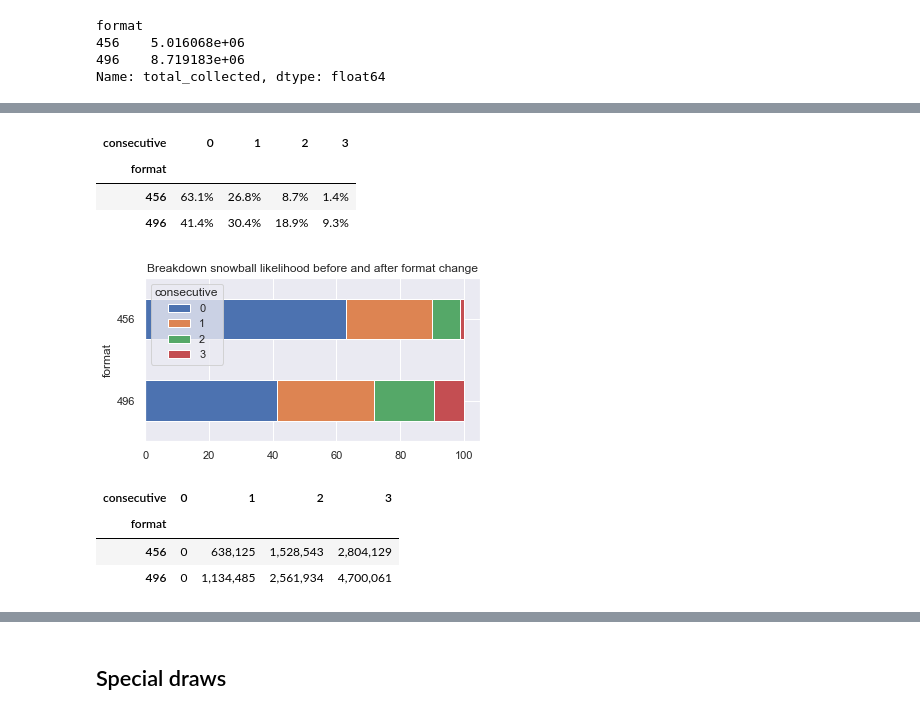
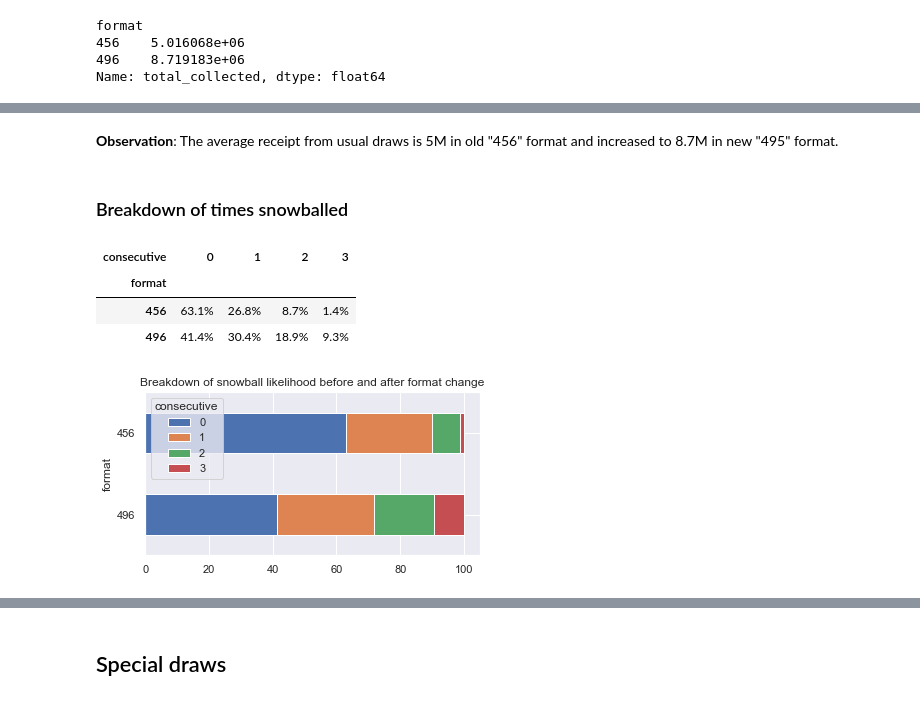
Before and after one commit to yongjun21/toto, a Jupyter notebook: notebooks/analysis.ipynb, the cells around one changed output, grey strips where cells are left out. Cells and saved outputs as stored; diff of their text form; code cells hidden in the pictures.

```diff
--- a/notebooks/analysis.ipynb
+++ b/notebooks/analysis.ipynb
@@ -22,6 +24,7 @@ Add computed column `format` to `draws` table
 # %%
 draws.insert(0, 'format', '456')
 draws.loc[draws.index >= 2995, 'format'] = '496'
+draws.loc[draws.index >= 3568, 'format'] = '496CB'
 # %% [markdown]
 Winning `numbers` go to a separate table
 # %%
@@ -279,7 +286,7 @@ draws['minimum'] = draws.index.isin(min_draws)
 Group into `usual_draws`, `hong_bao_draws` and `friday_draws`
 # %%
 draws['unusual'] = draws['minimum'] | (draws['discrepency'] > 100000) | (draws['day_of_week'] == 5) | (draws['is_hong_bao'] == 1)
-usual_draws = draws[(draws.index < 3568) & ~draws['unusual']].copy()
+usual_draws = draws[(draws['format'] != '496CB') & ~draws['unusual']].copy()
 hong_bao_draws = draws[draws['is_hong_bao'] == 1].copy()
 friday_draws = draws[draws['unusual'] & ~draws['minimum'] & (draws['is_hong_bao'] == 0)].copy()
 # %% [markdown]
@@ -287,6 +296,6 @@ friday_draws = draws[draws['unusual'] & ~draws['minimum'] & (draws['is_hong_bao'
 # %%
-revenue_stat = usual_draws.groupby(['format', 'consecutive'])['total_collected'].describe()
-revenue_stat.applymap('{:,.0f}'.format)
+receipt_stat = usual_draws.groupby(['format', 'consecutive'])['total_collected'].describe()
+receipt_stat.applymap(format_num)
 # %% [output]
 |  |  | count | mean | std | min | 25% | 50% | 75% | max |
 | format | consecutive |  |  |  |  |  |  |  |  |
@@ -316,23 +327,19 @@ ax.set_title('Average receipt in usual draws');
+# %% [markdown]
+**Observation**: The average receipt from usual draws is 5M in old "456" format and increased to 8.7M in new "495" format.
+# %% [markdown]
+### Breakdown of times snowballed
 # %%
 total_draws_by_format = usual_draws.groupby('format')['draw_date'].count()
 # %%
-revenue_stat['percent_count'] = revenue_stat['count'] / revenue_stat.index.get_level_values(0).map(total_draws_by_format) * 100
-revenue_stat['percent_count'].unstack().applymap('{:.1f}%'.format)
+receipt_stat['percent_count'] = receipt_stat['count'] / receipt_stat.index.get_level_values(0).map(total_draws_by_format) * 100
+receipt_stat['percent_count'].unstack().applymap('{:.1f}%'.format)
 # %% [output]
 | consecutive | 0 | 1 | 2 | 3 |
 | format |  |  |  |  |
 | 456 | 63.1% | 26.8% | 8.7% | 1.4% |
 | 496 | 41.4% | 30.4% | 18.9% | 9.3% |
 # %%
-ax = revenue_stat['percent_count'].unstack().iloc[::-1, :].plot.barh(stacked=True, figsize=(6, 3));
-ax.set_title('Breakdown snowball likelihood before and after format change');
+ax = receipt_stat['percent_count'].unstack().iloc[::-1, :].plot.barh(stacked=True, figsize=(6, 3));
+ax.set_title('Breakdown of snowball likelihood before and after format change');
 # %% [output]
-[figure, old version]
+[figure, new version]
-# %%
-snowballed_breakdown = usual_draws.groupby(['format', 'consecutive'])['snowballed_1'].mean().unstack()
-snowballed_breakdown.applymap('{:,.0f}'.format)
-# %% [output]
-| consecutive | 0 | 1 | 2 | 3 |
-| format |  |  |  |  |
-| 456 | 0 | 638,125 | 1,528,543 | 2,804,129 |
-| 496 | 0 | 1,134,485 | 2,561,934 | 4,700,061 |
```
Also changed, not shown: parts of 55 cells of this notebook, 18 other files.
